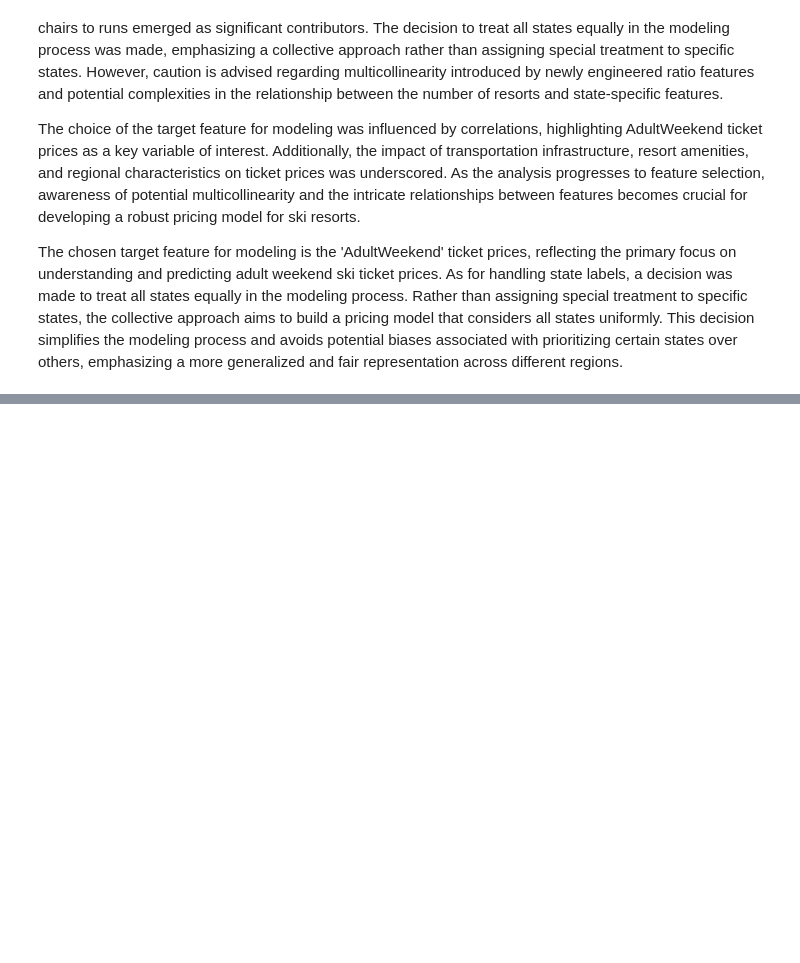
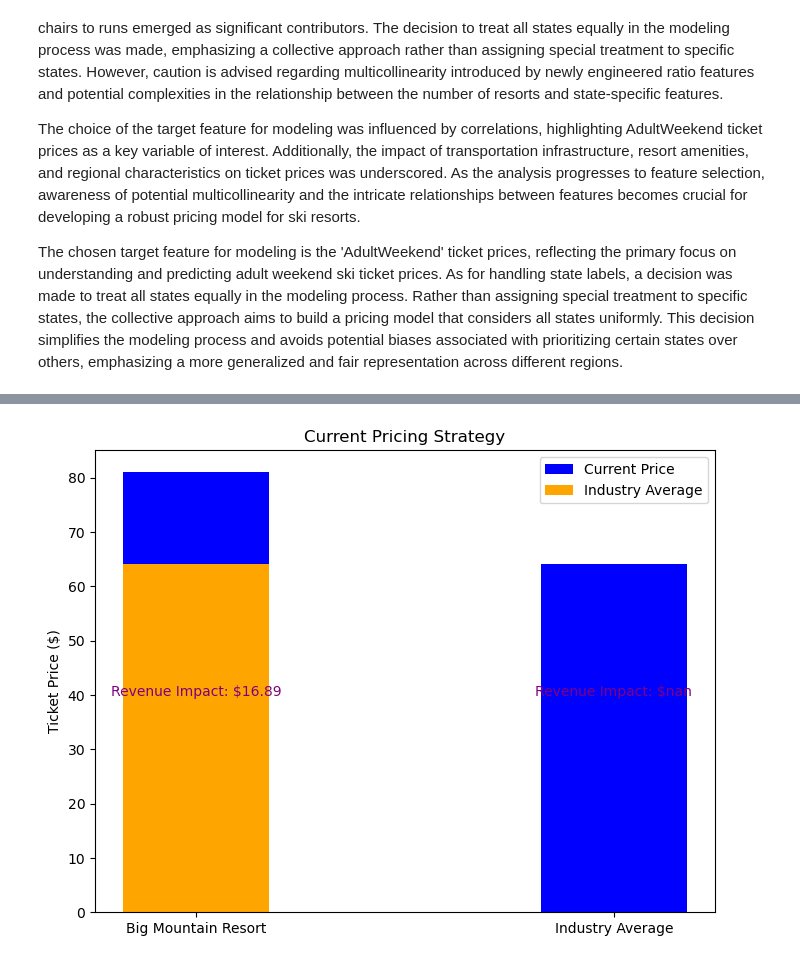
Before and after one commit to ChristaCarol/DataScienceGuidedCapstone, a Jupyter notebook: Notebooks/03_exploratory_data_analysis.ipynb, the cells around one changed output, grey strips where cells are left out. Cells and saved outputs as stored; diff of their text form; code cells hidden in the pictures; blank space fills up the shorter version.

```diff
--- a/Notebooks/03_exploratory_data_analysis.ipynb
+++ b/Notebooks/03_exploratory_data_analysis.ipynb
@@ -907,0 +843,37 @@ Writing file.  "../data\ski_data_step3_features.csv"
+# %%
+import matplotlib.pyplot as plt
+import pandas as pd
+
+# Assuming you have a DataFrame with the required data
+# Let's say the DataFrame is named 'pricing_data' with columns 'Name', 'CurrentPrice', and 'IndustryAverage'
+pricing_data = pd.DataFrame({
+    'Name': ['Big Mountain Resort', 'Industry Average'],
+    'CurrentPrice': [81.00, 64.11],  # You need to replace 'industry_average_price' with the actual value
+})
+
+# Calculate revenue impact
+pricing_data['RevenueImpact'] = pricing_data['CurrentPrice'] - pricing_data['CurrentPrice'].shift(-1)
+
+# Plotting the grouped bar chart
+fig, ax = plt.subplots(figsize=(8, 6))
+
+# Setting bar width
+bar_width = 0.35
+
+# Plotting bars
+bar1 = ax.bar(pricing_data['Name'], pricing_data['CurrentPrice'], bar_width, label='Current Price', color='blue')
+bar2 = ax.bar(pricing_data['Name'], [industry_average_price, 0], bar_width, label='Industry Average', color='orange')
+
+# Adding revenue impact labels
+for i, value in enumerate(pricing_data['RevenueImpact']):
+    ax.text(i, 0.5 * max(pricing_data['CurrentPrice']), f'Revenue Impact: ${value:.2f}', ha='center', va='center', color='purple')
+
+# Adding labels, title, and legend
+ax.set_ylabel('Ticket Price ($)')
+ax.set_title('Current Pricing Strategy')
+ax.legend()
+
+# Displaying the chart
+plt.show()
+# %% [output]
+[figure, added]
```
Also changed, not shown: parts of 43 cells of this notebook, 1 other file.
